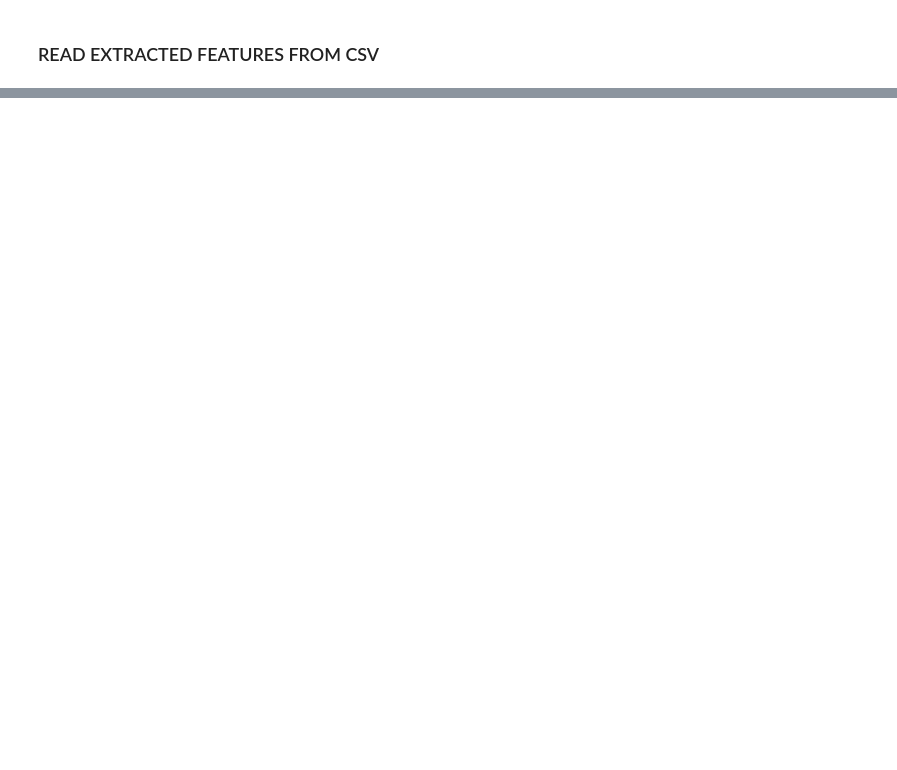
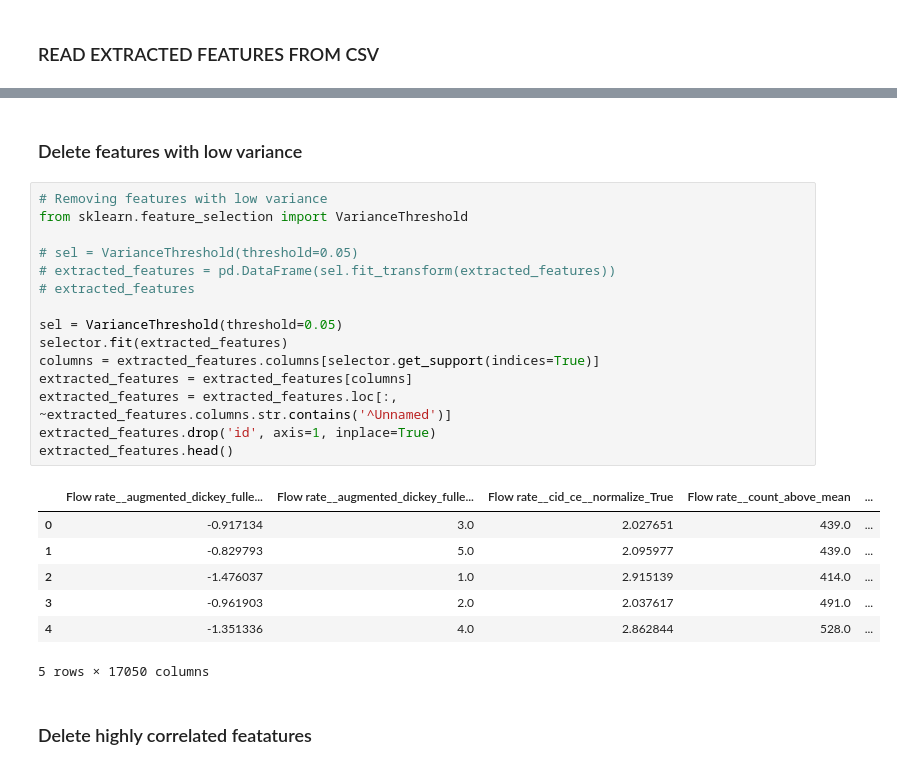
Before and after one commit to xetxezarreta/composite-analysis, a Jupyter notebook: composite.ipynb, the cells around one changed output, grey strips where cells are left out. Cells and saved outputs as stored; diff of their text form; blank space fills up the shorter version.

Commit message:
feature selection

```diff
--- a/composite.ipynb
+++ b/composite.ipynb
@@ -83,0 +89,27 @@ accuracy_score(y_test, y_pred)
+# %% [markdown]
+### Delete features with low variance
+# %%
+# Removing features with low variance
+from sklearn.feature_selection import VarianceThreshold
+
+# sel = VarianceThreshold(threshold=0.05)
+# extracted_features = pd.DataFrame(sel.fit_transform(extracted_features))
+# extracted_features
+
+sel = VarianceThreshold(threshold=0.05)
+selector.fit(extracted_features)
+columns = extracted_features.columns[selector.get_support(indices=True)]
+extracted_features = extracted_features[columns]
+extracted_features = extracted_features.loc[:, ~extracted_features.columns.str.contains('^Unnamed')]
+extracted_features.drop('id', axis=1, inplace=True)
+extracted_features.head()
+# %% [output]
+|  | Flow rate__augmented_dickey_fulle... | Flow rate__augmented_dickey_fulle... | Flow rate__cid_ce__normalize_True | Flow rate__count_above_mean | ... |
+| 0 | -0.917134 | 3.0 | 2.027651 | 439.0 | ... |
+| 1 | -0.829793 | 5.0 | 2.095977 | 439.0 | ... |
+| 2 | -1.476037 | 1.0 | 2.915139 | 414.0 | ... |
+| 3 | -0.961903 | 2.0 | 2.037617 | 491.0 | ... |
+| 4 | -1.351336 | 4.0 | 2.862844 | 528.0 | ... |
+5 rows × 17050 columns
+# %% [markdown]
+### Delete highly correlated featatures
```
Also changed, not shown: parts of 6 cells of this notebook, 1 other file.
